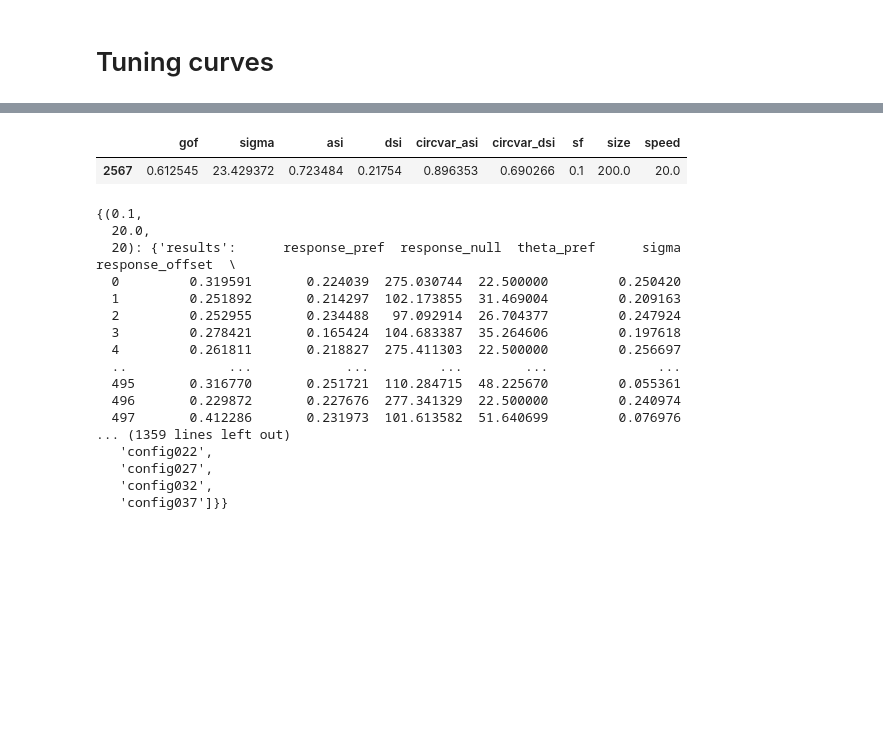
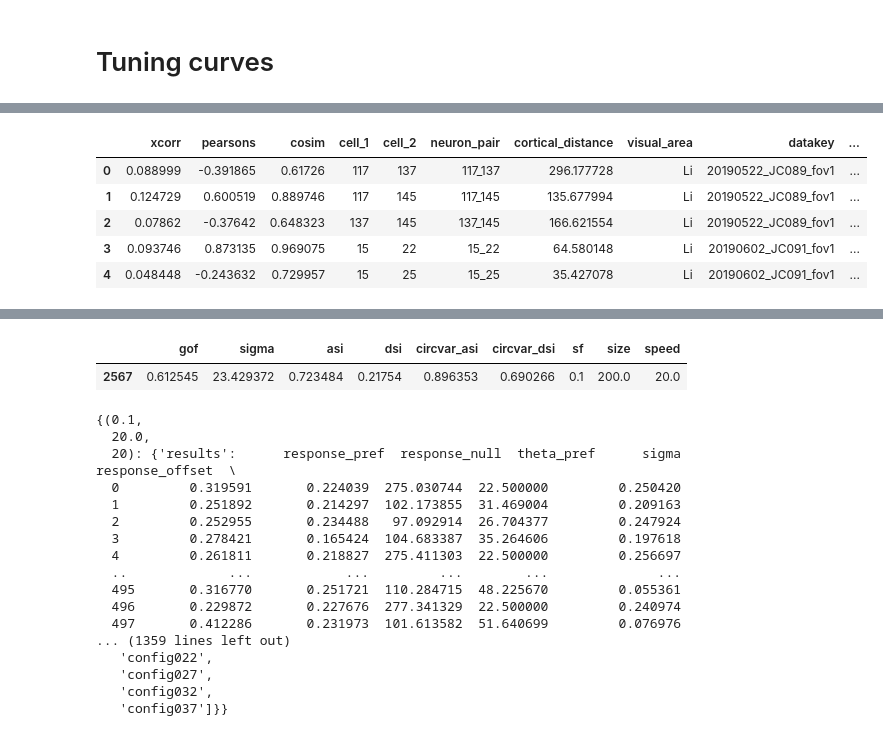
Before and after one commit to julianarhee/rat-2p-area-characterizations, a Jupyter notebook: analyze2p/gratings/correlate_tuning_curves.ipynb, the cells around one changed output, grey strips where cells are left out. Drawn from its saved outputs; the diff is of its cells as text; code cells hidden in the pictures; blank space fills up the shorter version.

```diff
--- a/analyze2p/gratings/correlate_tuning_curves.ipynb
+++ b/analyze2p/gratings/correlate_tuning_curves.ipynb
@@ -252,3 +250,12 @@ dists.groupby('visual_area').count()
+# %%
+dists.head()
+# %% [output]
+|  | xcorr | pearsons | cosim | cell_1 | cell_2 | neuron_pair | cortical_distance | visual_area | datakey | ... |
+| 0 | 0.088999 | -0.391865 | 0.61726 | 117 | 137 | 117_137 | 296.177728 | Li | 20190522_JC089_fov1 | ... |
+| 1 | 0.124729 | 0.600519 | 0.889746 | 117 | 145 | 117_145 | 135.677994 | Li | 20190522_JC089_fov1 | ... |
+| 2 | 0.07862 | -0.37642 | 0.648323 | 137 | 145 | 137_145 | 166.621554 | Li | 20190522_JC089_fov1 | ... |
+| 3 | 0.093746 | 0.873135 | 0.969075 | 15 | 22 | 15_22 | 64.580148 | Li | 20190602_JC091_fov1 | ... |
+| 4 | 0.048448 | -0.243632 | 0.729957 | 15 | 25 | 15_25 | 35.427078 | Li | 20190602_JC091_fov1 | ... |
 # %%
 dists[dists['xcorr']>2]
 # %% [output]
```
Also changed, not shown: parts of 31 cells of this notebook, 2 other files.
